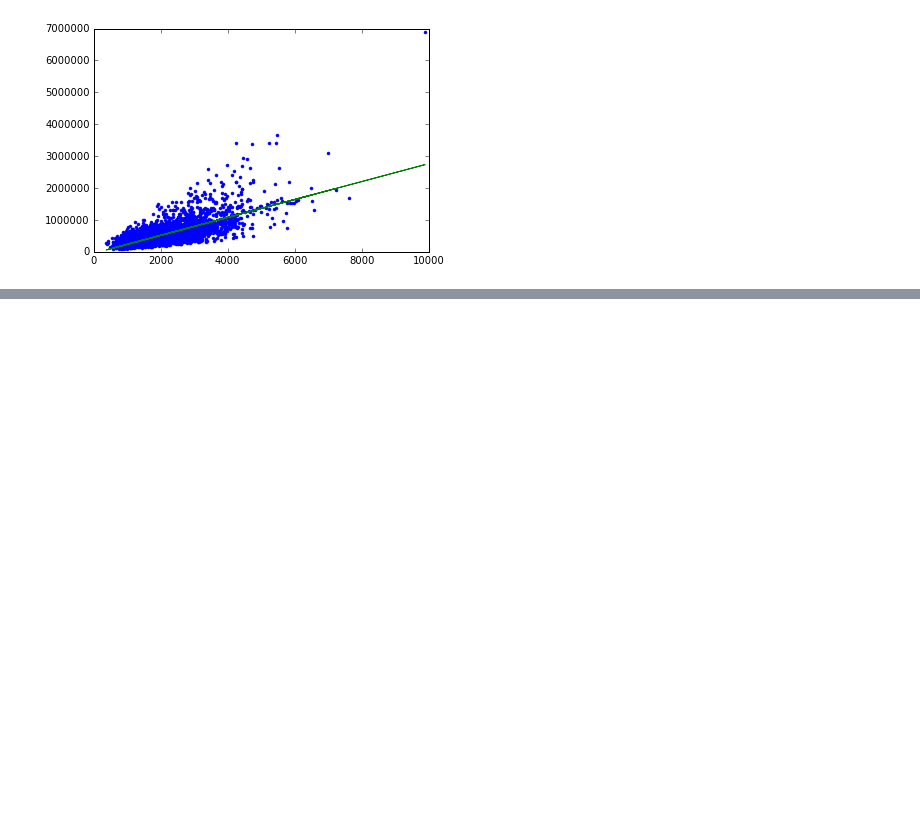
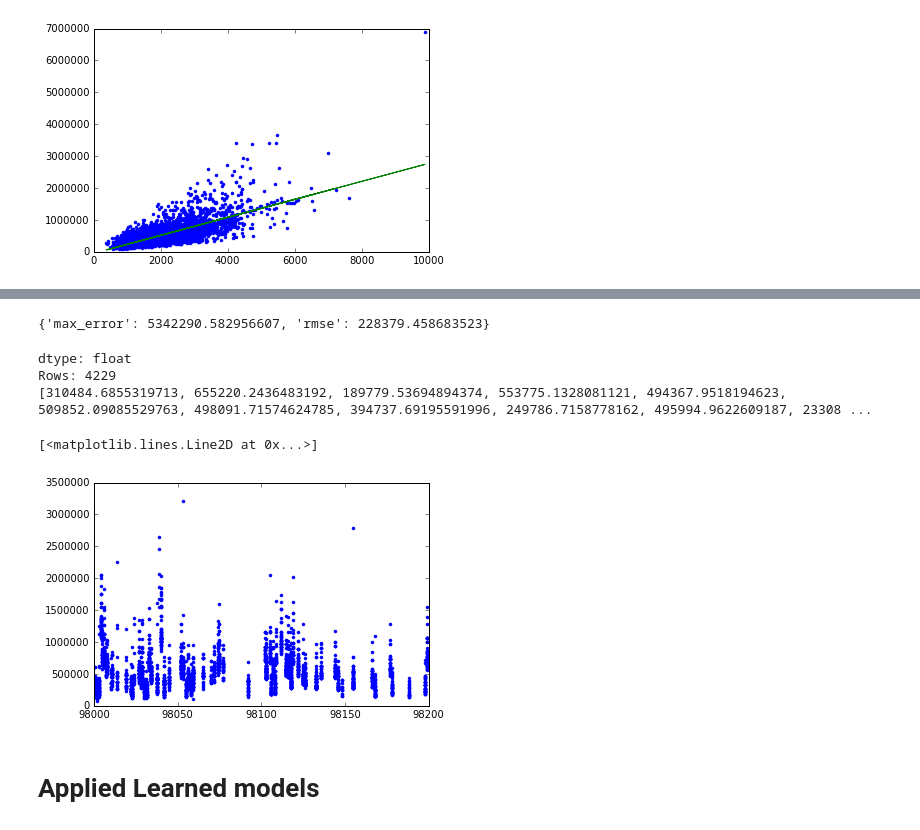
Before and after one commit to getmykhan/MLGraphLab, a Jupyter notebook: Predicting house prices.ipynb, the cells around one changed output, grey strips where cells are left out. Drawn from its saved outputs; the diff is of its cells as text; code cells hidden in the pictures; blank space fills up the shorter version.

Commit message:
Complete Prediction

```diff
--- a/Predicting house prices.ipynb
+++ b/Predicting house prices.ipynb
@@ -113,0 +161,2 @@ plt.plot(test_data['sqft_living'], test_data['price'], '.',
+# %%
+sqft_model = graphlab.linear_regression.create(train_data, target='price', features=['zipcode', 'bedrooms', 'bathrooms'])
@@ -113,0 +178,17 @@ plt.plot(test_data['sqft_living'], test_data['price'], '.',
+# %%
+sqft_model.evaluate(test_data)
+# %% [output]
+{'max_error': 5342290.582956607, 'rmse': 228379.458683523}
+# %%
+sqft_model.predict(test_data)
+# %% [output]
+dtype: float
+Rows: 4229
+[310484.6855319713, 655220.2436483192, 189779.53694894374, 553775.1328081121, 494367.9518194623, 509852.09085529763, 498091.71574624785, 394737.69195591996, 249786.7158778162, 495994.9622609187, 23308 ...
+# %%
+plt.plot(test_data['zipcode'], sqft_model.predict(test_data), '.')
+# %% [output]
+[<matplotlib.lines.Line2D at 0x...>]
+[figure, added]
+# %% [markdown]
+# Applied Learned models
```
Also changed, not shown: parts of 25 cells of this notebook.
